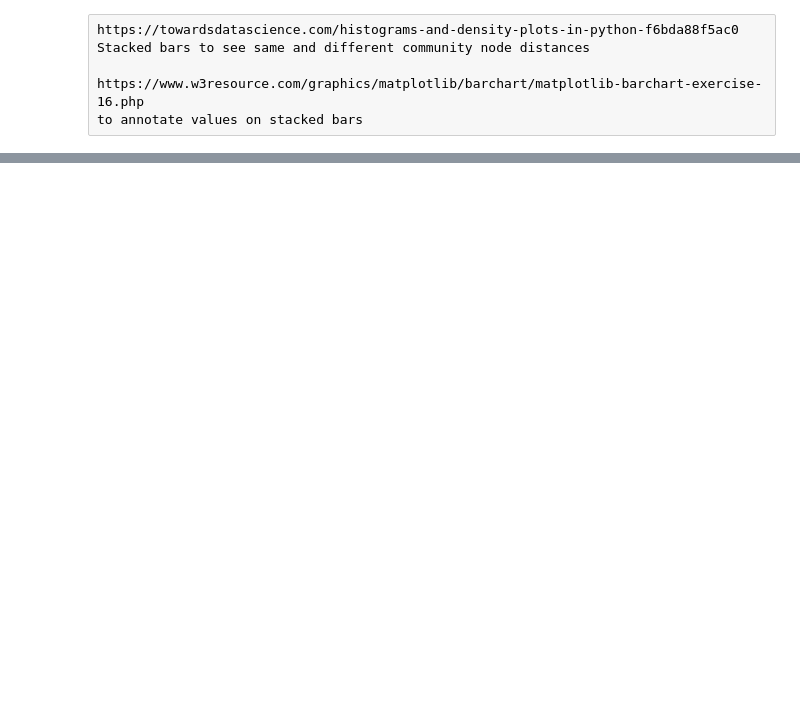
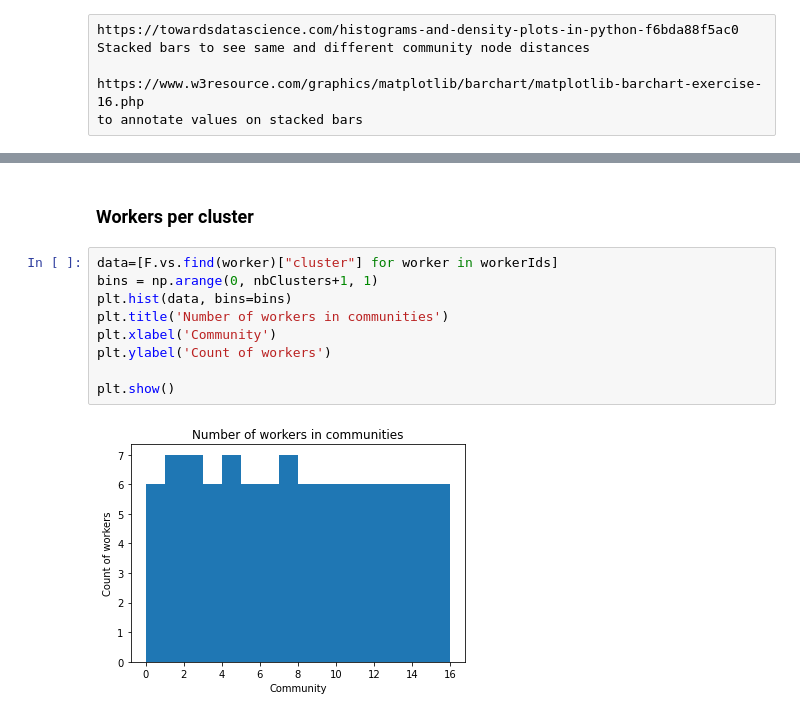
Before and after one commit to mbettinger/collusion-resistant-worker-set-selection, a Jupyter notebook: notebooks/graph-tests.ipynb, the cells around one changed output, grey strips where cells are left out. Drawn from its saved outputs; the diff is of its cells as text; blank space fills up the shorter version.

```diff
--- a/notebooks/graph-tests.ipynb
+++ b/notebooks/graph-tests.ipynb
@@ -334,0 +385,13 @@ print(sum(PCCList))
+# %% [markdown]
+### Workers per cluster
+# %%
+data=[F.vs.find(worker)["cluster"] for worker in workerIds]
+bins = np.arange(0, nbClusters+1, 1)
+plt.hist(data, bins=bins)
+plt.title('Number of workers in communities')
+plt.xlabel('Community')
+plt.ylabel('Count of workers')
+
+plt.show()
+# %% [output]
+[figure, added]
```
Also changed, not shown: parts of 23 cells of this notebook.
